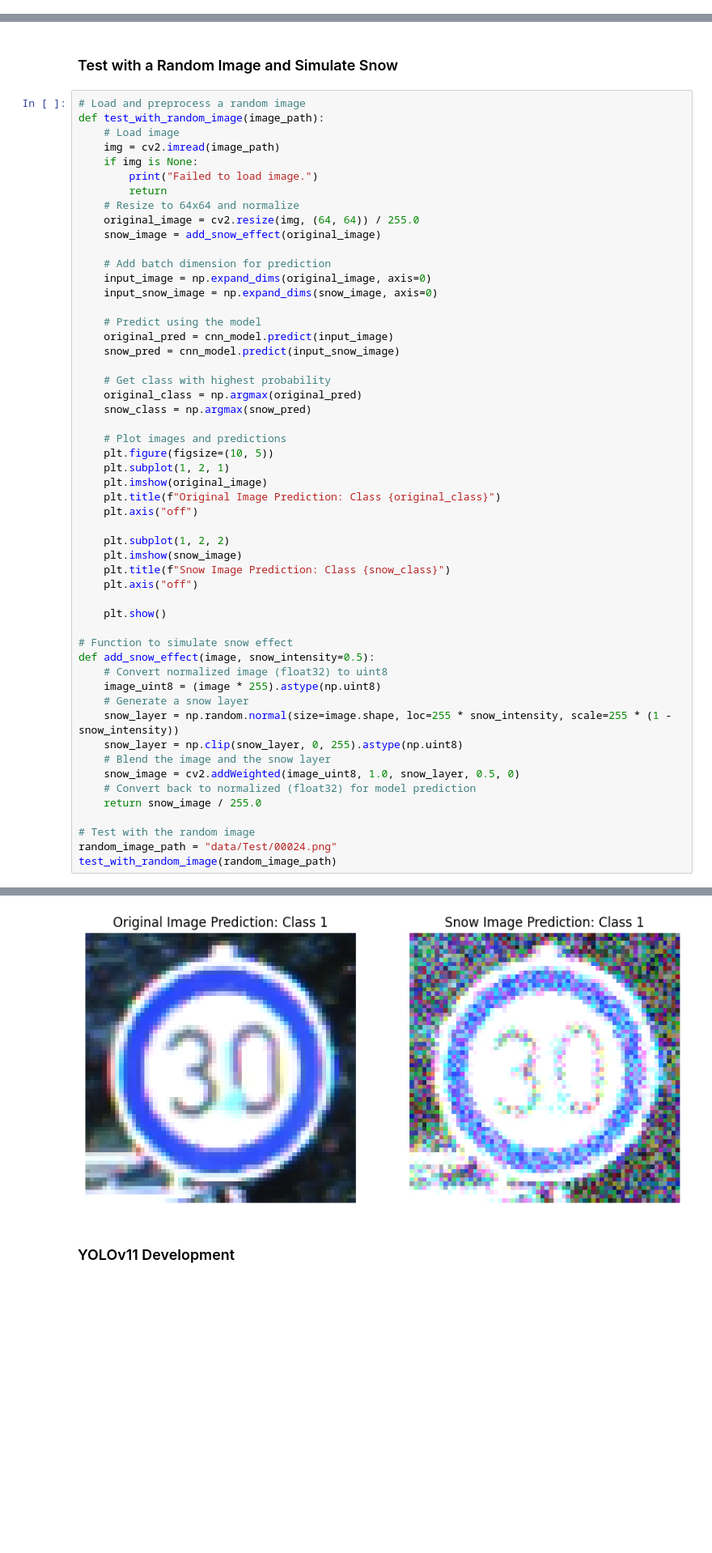
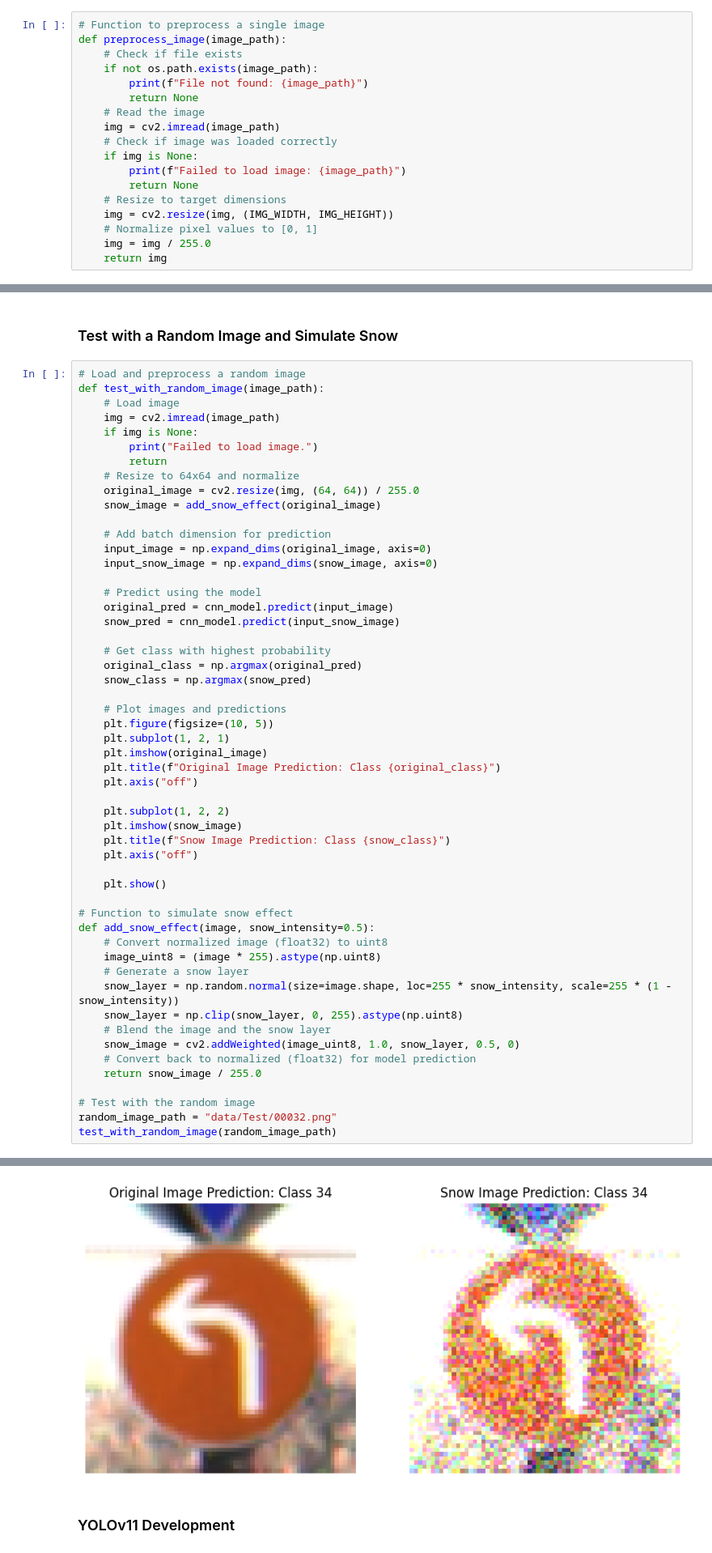
Before and after one commit to RahulAlluriUmd/ece5831-2024-final-project, a Jupyter notebook: project/final-project.ipynb, the cells around one changed output, grey strips where cells are left out. Shown: that part at 81% size. Drawn from its saved outputs; the diff is of its cells as text; blank space fills up the shorter version.

```diff
--- a/project/final-project.ipynb
+++ b/project/final-project.ipynb
@@ -92,6 +92,24 @@ from tensorflow.keras.utils import to_categorical
 IMG_HEIGHT, IMG_WIDTH = 64, 64
 # %%
 base_path = "./data"
+# %%
+# Function to preprocess a single image
+def preprocess_image(image_path):
+    # Check if file exists
+    if not os.path.exists(image_path):
+        print(f"File not found: {image_path}")
+        return None
+    # Read the image
+    img = cv2.imread(image_path)
+    # Check if image was loaded correctly
+    if img is None:
+        print(f"Failed to load image: {image_path}")
+        return None
+    # Resize to target dimensions
+    img = cv2.resize(img, (IMG_WIDTH, IMG_HEIGHT))
+    # Normalize pixel values to [0, 1]
+    img = img / 255.0
+    return img
 # %%
 # Function to preprocess dataset
 def preprocess_dataset(df):
@@ -429,6 +447,6 @@ def add_snow_effect(image, snow_intensity=0.5):
     return snow_image / 255.0
 
 # Test with the random image
-random_image_path = "data/Test/00024.png"
+random_image_path = "data/Test/00032.png"
 test_with_random_image(random_image_path)
 # %% [output]
@@ -437,4 +455,4 @@ test_with_random_image(random_image_path)
-[figure, old version]
+[figure, new version]
 # %% [markdown]
 ### YOLOv11 Development
 # %%
```
Also changed, not shown: parts of 6 cells of this notebook.
